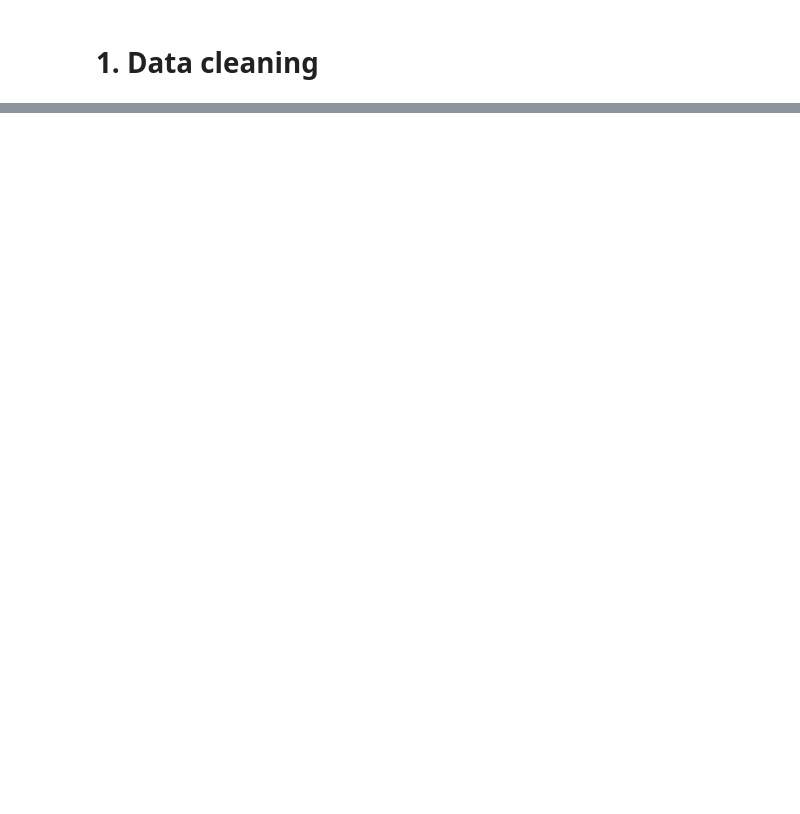
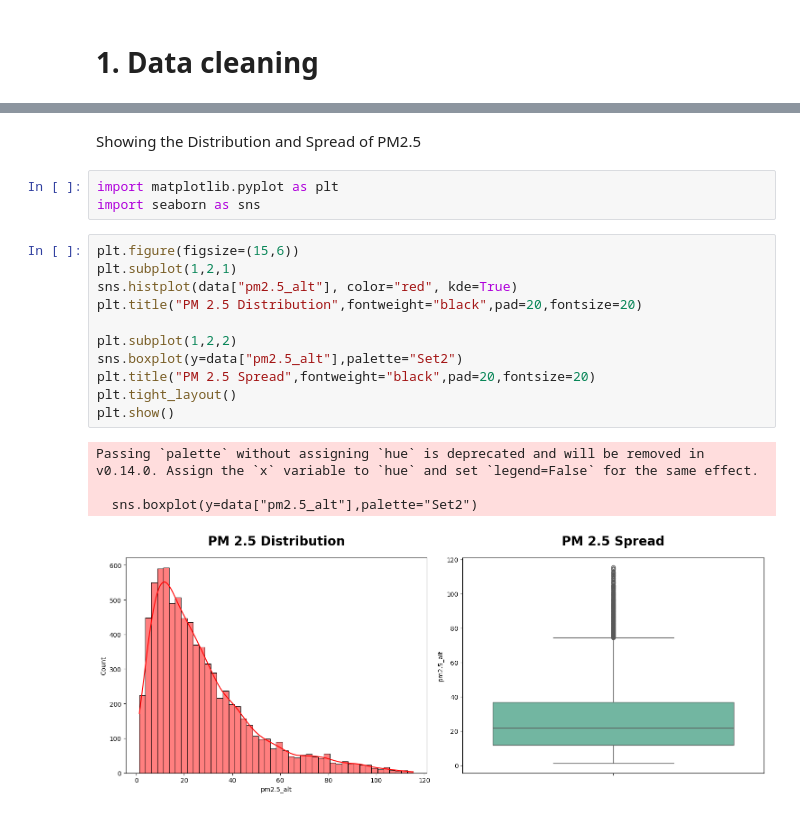
Before and after one commit to dolaemonngeong/BigData_Airbender, a Jupyter notebook: dataclean.py.ipynb, the cells around one changed output, grey strips where cells are left out. Saved outputs shown, nothing was run; the diff lists cells and outputs as text; blank space fills up the shorter version.

Commit message:
add pairplot, boxplot, etc

```diff
--- a/dataclean.py.ipynb
+++ b/dataclean.py.ipynb
@@ -127,0 +85,21 @@ R2 Score: 0.9999952142470777
+# %% [markdown]
+Showing the Distribution and Spread of PM2.5
+# %%
+import matplotlib.pyplot as plt
+import seaborn as sns
+# %%
+plt.figure(figsize=(15,6))
+plt.subplot(1,2,1)
+sns.histplot(data["pm2.5_alt"], color="red", kde=True)
+plt.title("PM 2.5 Distribution",fontweight="black",pad=20,fontsize=20)
+
+plt.subplot(1,2,2)
+sns.boxplot(y=data["pm2.5_alt"],palette="Set2")
+plt.title("PM 2.5 Spread",fontweight="black",pad=20,fontsize=20)
+plt.tight_layout()
+plt.show()
+# %% [output]
+Passing `palette` without assigning `hue` is deprecated and will be removed in v0.14.0. Assign the `x` variable to `hue` and set `legend=False` for the same effect.
+
+  sns.boxplot(y=data["pm2.5_alt"],palette="Set2")
+[figure, added]
```
Also changed, not shown: parts of 14 cells of this notebook.
